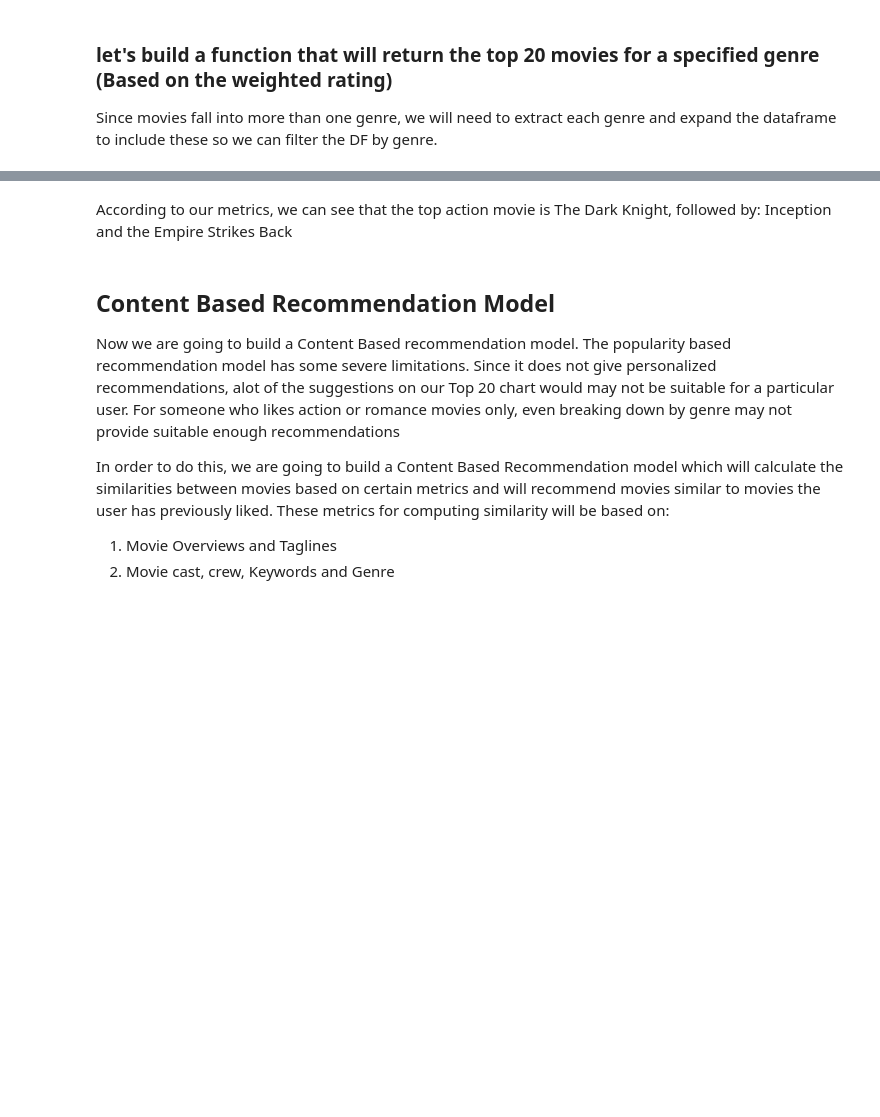
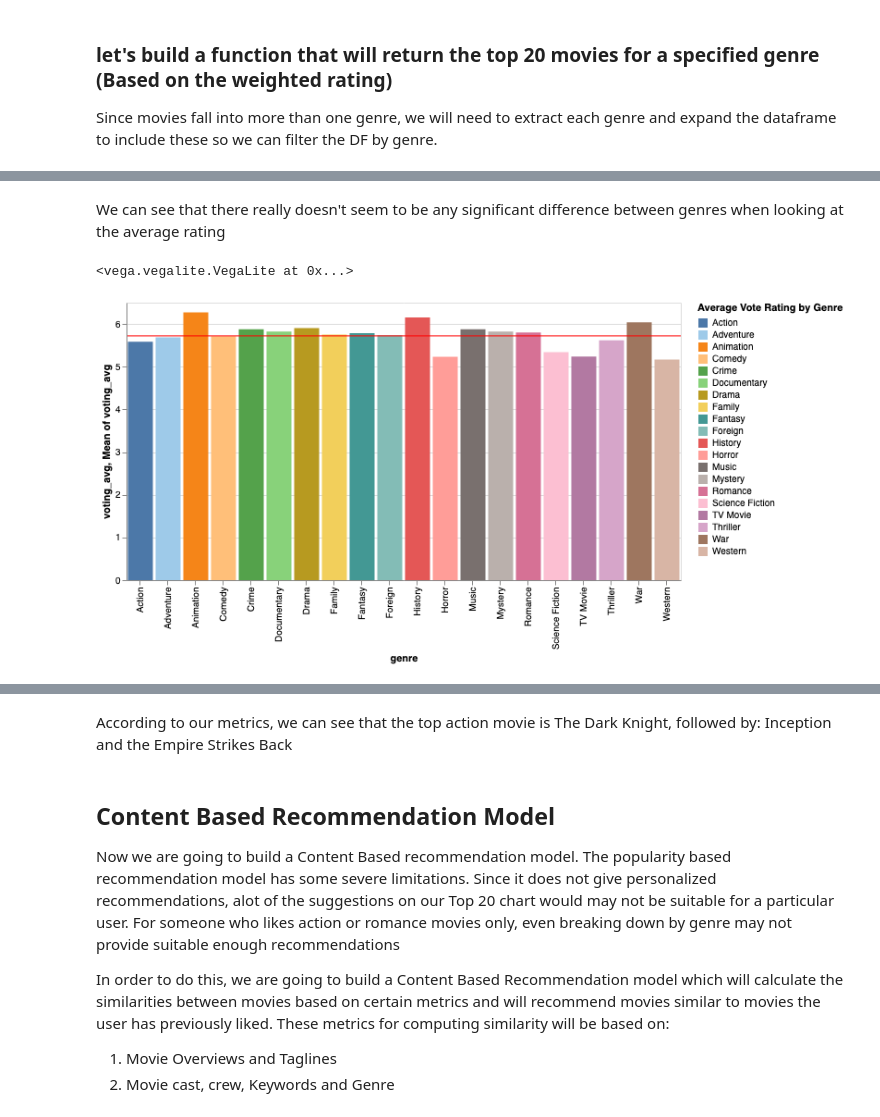
Before and after one commit to Zburns31/Personal_Code, a Jupyter notebook: Movie Recommendation App/Movies EDA.ipynb, the cells around one changed output, grey strips where cells are left out. Saved outputs shown, nothing was run; the diff lists cells and outputs as text; code cells hidden in the pictures; blank space fills up the shorter version.

```diff
--- a/Movie Recommendation App/Movies EDA.ipynb
+++ b/Movie Recommendation App/Movies EDA.ipynb
@@ -153,3 +189,19 @@ gen_df.head()
+# %% [markdown]
+We can see that there really doesn't seem to be any significant difference between genres when looking at the average rating
+# %%
+bar2 = alt.Chart(genre_pop_df).mark_bar().encode(
+    x='genre:O',
+    y='voting_avg:Q',
+    color=alt.Color('genre', legend=alt.Legend(title='Average Vote Rating by Genre'), scale=alt.Scale(scheme='tableau20'))
+)
+rule2 = alt.Chart(genre_pop_df).mark_rule(color='red').encode(
+    y='mean(voting_avg):Q'
+)
+
+(bar2 + rule2).properties(width=600)
+# %% [output]
+<vega.vegalite.VegaLite at 0x...>
+[figure, added]
 # %%
 gen_df.head()
 # %% [output]
```
Also changed, not shown: parts of 6 cells of this notebook.
